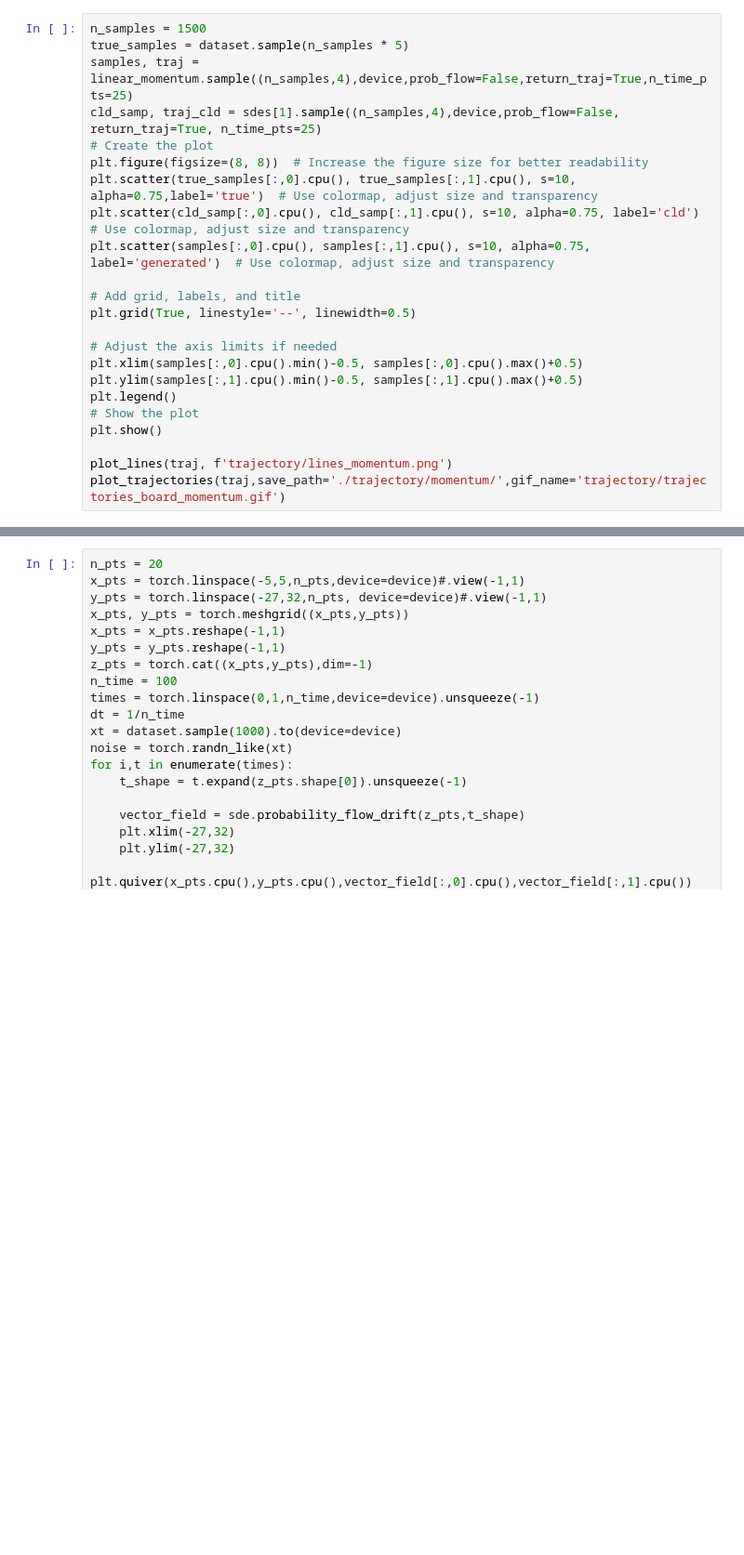
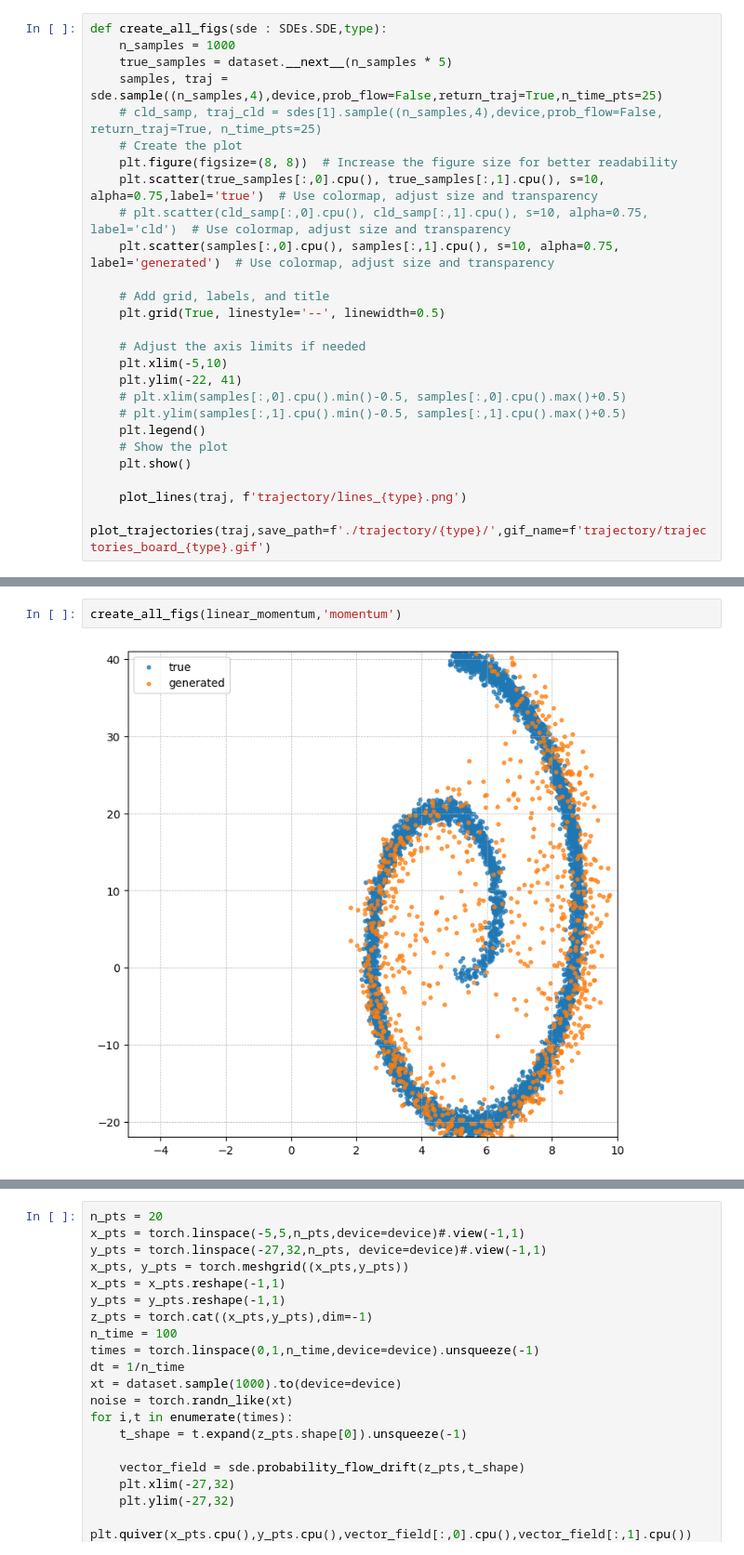
Before and after one commit to KevinRojas1499/variational-sb, a Jupyter notebook: experiment.ipynb, the cells around one changed output, grey strips where cells are left out. Shown at 93% size. Cells and saved outputs as stored; diff of their text form; blank space fills up the shorter version.

```diff
--- a/experiment.ipynb
+++ b/experiment.ipynb
@@ -88,25 +93,28 @@ def plot_lines(traj, filename):
     plt.legend()
     plt.savefig(filename,facecolor='none', edgecolor='none', transparent=True)
 # %%
-n_samples = 1500
-true_samples = dataset.sample(n_samples * 5)
-samples, traj = linear_momentum.sample((n_samples,4),device,prob_flow=False,return_traj=True,n_time_pts=25)
-cld_samp, traj_cld = sdes[1].sample((n_samples,4),device,prob_flow=False, return_traj=True, n_time_pts=25)
-# Create the plot
-plt.figure(figsize=(8, 8))  # Increase the figure size for better readability
-plt.scatter(true_samples[:,0].cpu(), true_samples[:,1].cpu(), s=10, alpha=0.75,label='true')  # Use colormap, adjust size and transparency
-plt.scatter(cld_samp[:,0].cpu(), cld_samp[:,1].cpu(), s=10, alpha=0.75, label='cld')  # Use colormap, adjust size and transparency
-plt.scatter(samples[:,0].cpu(), samples[:,1].cpu(), s=10, alpha=0.75, label='generated')  # Use colormap, adjust size and transparency
+def create_all_figs(sde : SDEs.SDE,type):
+    n_samples = 1000
+    true_samples = dataset.__next__(n_samples * 5)
+    samples, traj = sde.sample((n_samples,4),device,prob_flow=False,return_traj=True,n_time_pts=25)
+    # cld_samp, traj_cld = sdes[1].sample((n_samples,4),device,prob_flow=False, return_traj=True, n_time_pts=25)
+    # Create the plot
+    plt.figure(figsize=(8, 8))  # Increase the figure size for better readability
+    plt.scatter(true_samples[:,0].cpu(), true_samples[:,1].cpu(), s=10, alpha=0.75,label='true')  # Use colormap, adjust size and transparency
+    # plt.scatter(cld_samp[:,0].cpu(), cld_samp[:,1].cpu(), s=10, alpha=0.75, label='cld')  # Use colormap, adjust size and transparency
+    plt.scatter(samples[:,0].cpu(), samples[:,1].cpu(), s=10, alpha=0.75, label='generated')  # Use colormap, adjust size and transparency
 
-# Add grid, labels, and title
-plt.grid(True, linestyle='--', linewidth=0.5)
+    # Add grid, labels, and title
+    plt.grid(True, linestyle='--', linewidth=0.5)
 
-# Adjust the axis limits if needed
-plt.xlim(samples[:,0].cpu().min()-0.5, samples[:,0].cpu().max()+0.5)
-plt.ylim(samples[:,1].cpu().min()-0.5, samples[:,1].cpu().max()+0.5)
-plt.legend()
-# Show the plot
-plt.show()
+    # Adjust the axis limits if needed
+    plt.xlim(-5,10)
+    plt.ylim(-22, 41)
+    # plt.xlim(samples[:,0].cpu().min()-0.5, samples[:,0].cpu().max()+0.5)
+    # plt.ylim(samples[:,1].cpu().min()-0.5, samples[:,1].cpu().max()+0.5)
+    plt.legend()
+    # Show the plot
+    plt.show()
 
-plot_lines(traj, f'trajectory/lines_momentum.png')
-plot_trajectories(traj,save_path='./trajectory/momentum/',gif_name='trajectory/trajectories_board_momentum.gif')
+    plot_lines(traj, f'trajectory/lines_{type}.png')
+    plot_trajectories(traj,save_path=f'./trajectory/{type}/',gif_name=f'trajectory/trajectories_board_{type}.gif')
@@ -146,0 +121,4 @@ for sde_name, sde in zip(sde_names,sdes):
+# %%
+create_all_figs(linear_momentum,'momentum')
+# %% [output]
+[figure, added]
```
Also changed, not shown: parts of 11 cells of this notebook, 9 other files.
